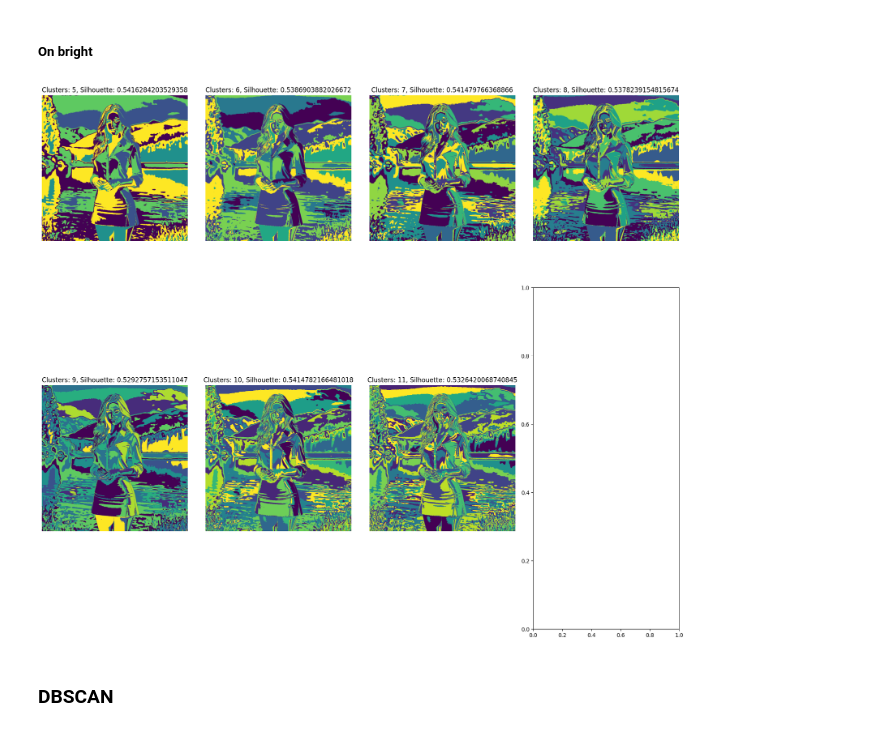
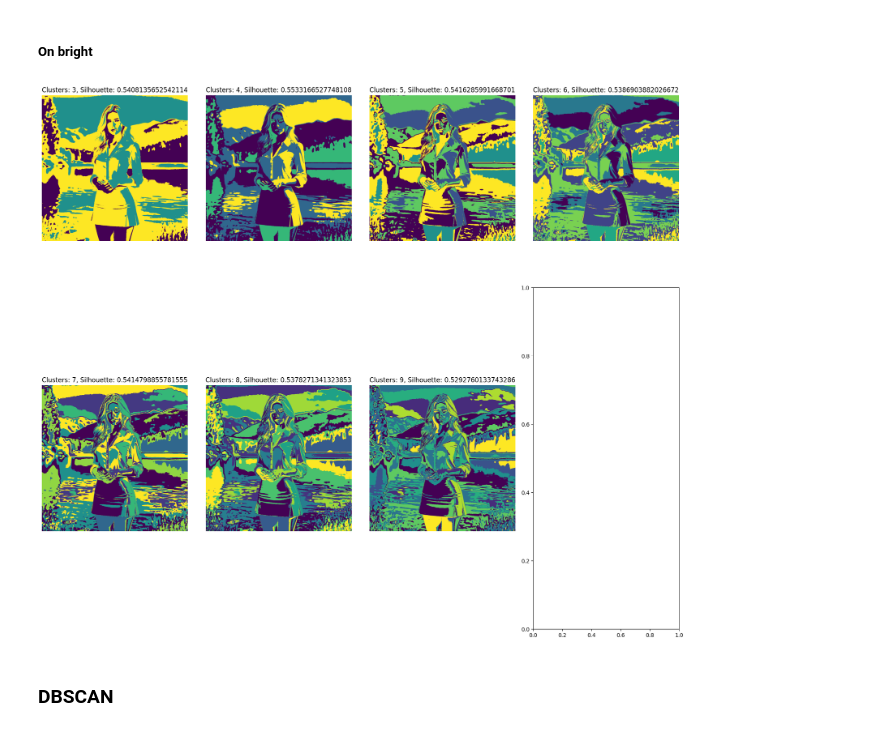
Before and after one commit to N1k1f0rM/cluster-image, a Jupyter notebook: image_clust.ipynb, the cells around one changed output. Saved outputs shown, nothing was run; the diff lists cells and outputs as text; code cells hidden in the pictures.

Commit message:
add images

```diff
--- a/image_clust.ipynb
+++ b/image_clust.ipynb
@@ -251,7 +251,7 @@ X_b_float32 = X_b.astype(np.float32)
 
 cu_means = cuMeans(random_state=RANDOM_STATE)
 
-for i in tqdm(range(3, 12)):
+for i in tqdm(range(3, 10)):
     cu_means.set_params(n_clusters=i)
     cu_means.fit(X_b_float32)
 
@@ -299,21 +302,21 @@ Text(0.5, 1.0, 'Birch operator used')
 # %% [markdown]
 ##### On bright
 # %%
-fig, ax = plt.subplots(3, 3, figsize=(17,17))
+fig, ax = plt.subplots(2, 4, figsize=(17,17))
 
 for i, j in enumerate(s_imgs):
 
     row = i // 4
     col = i % 4
 
     ax[row, col].imshow(j)
     ax[row, col].set_title(f"Clusters: {results[i]['clusts']}, Silhouette: {results[i]['score']}")
     ax[row, col].axis('off')
 
 plt.tight_layout()
 plt.show()
 # %% [output]
-[figure, old version]
+[figure, new version]
 # %% [markdown]
 ### DBSCAN
 # %% [markdown]
```
Also changed, not shown: parts of 8 cells of this notebook, 4 other files.
